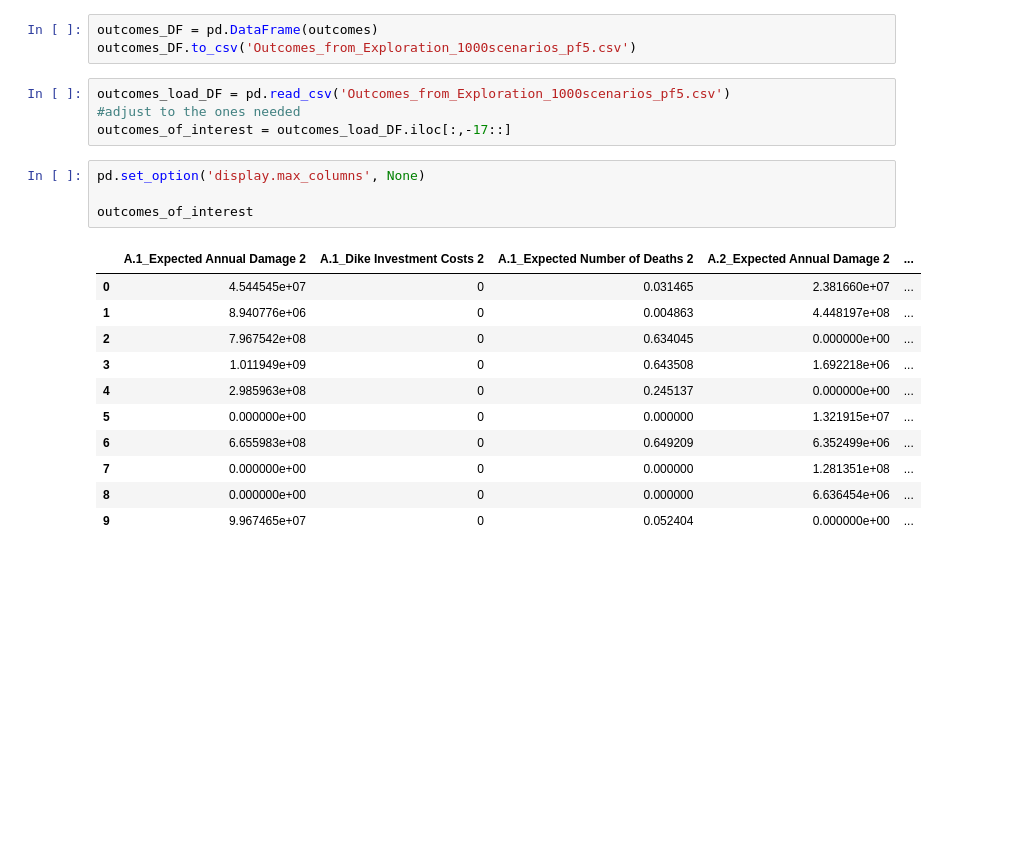
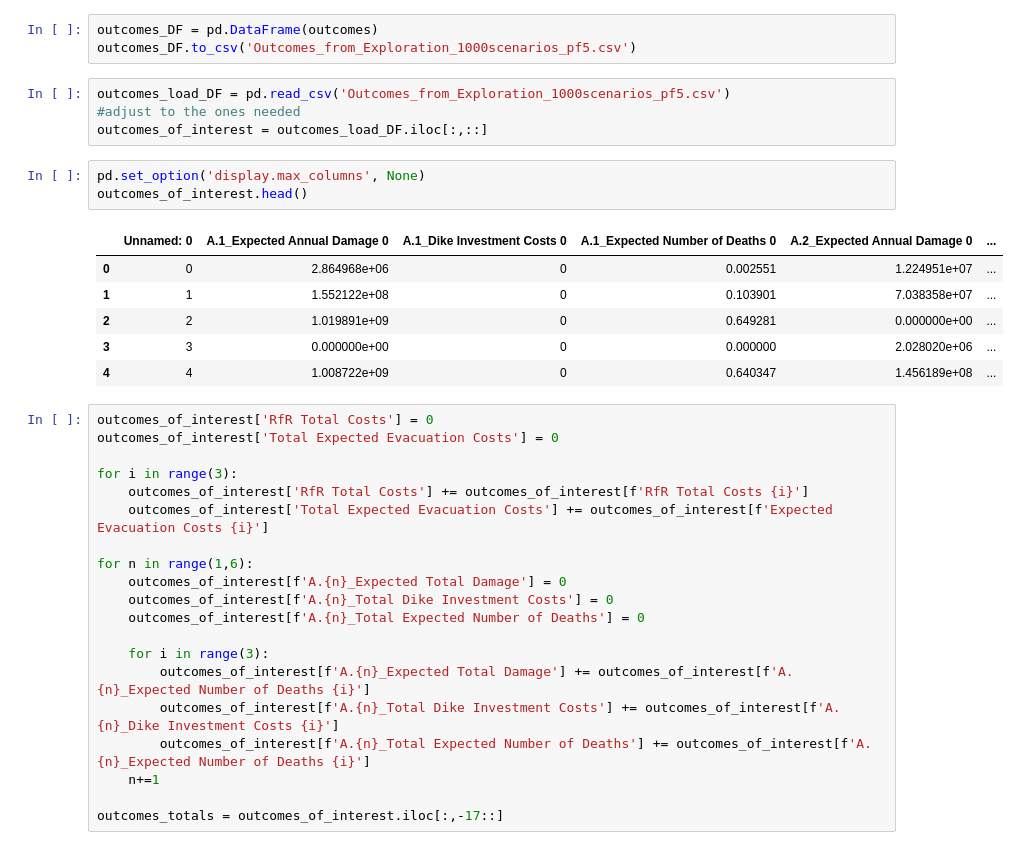
Before and after one commit to ArieTieszoon/ModelBasedDecisionMaking_G18, a Jupyter notebook: Give files/Week 1.ipynb, the cells around one changed output. Cells and saved outputs as stored; diff of their text form; blank space fills up the shorter version.

```diff
--- a/Give files/Week 1.ipynb
+++ b/Give files/Week 1.ipynb
@@ -108,20 +108,34 @@ outcomes_DF.to_csv('Outcomes_from_Exploration_1000scenarios_pf5.csv')
 # %%
 outcomes_load_DF = pd.read_csv('Outcomes_from_Exploration_1000scenarios_pf5.csv')
 #adjust to the ones needed
-outcomes_of_interest = outcomes_load_DF.iloc[:,-17::]
+outcomes_of_interest = outcomes_load_DF.iloc[:,::]
+# %%
+pd.set_option('display.max_columns', None)
+outcomes_of_interest.head()
+# %% [output]
+|  | Unnamed: 0 | A.1_Expected Annual Damage 0 | A.1_Dike Investment Costs 0 | A.1_Expected Number of Deaths 0 | A.2_Expected Annual Damage 0 | ... |
+| 0 | 0 | 2.864968e+06 | 0 | 0.002551 | 1.224951e+07 | ... |
+| 1 | 1 | 1.552122e+08 | 0 | 0.103901 | 7.038358e+07 | ... |
+| 2 | 2 | 1.019891e+09 | 0 | 0.649281 | 0.000000e+00 | ... |
+| 3 | 3 | 0.000000e+00 | 0 | 0.000000 | 2.028020e+06 | ... |
+| 4 | 4 | 1.008722e+09 | 0 | 0.640347 | 1.456189e+08 | ... |
 # %%
-pd.set_option('display.max_columns', None)
+outcomes_of_interest['RfR Total Costs'] = 0
+outcomes_of_interest['Total Expected Evacuation Costs'] = 0
 
-outcomes_of_interest
+for i in range(3):
+    outcomes_of_interest['RfR Total Costs'] += outcomes_of_interest[f'RfR Total Costs {i}']
+    outcomes_of_interest['Total Expected Evacuation Costs'] += outcomes_of_interest[f'Expected Evacuation Costs {i}']
+
+for n in range(1,6):
+    outcomes_of_interest[f'A.{n}_Expected Total Damage'] = 0
+    outcomes_of_interest[f'A.{n}_Total Dike Investment Costs'] = 0
+    outcomes_of_interest[f'A.{n}_Total Expected Number of Deaths'] = 0
+
+    for i in range(3):
+        outcomes_of_interest[f'A.{n}_Expected Total Damage'] += outcomes_of_interest[f'A.{n}_Expected Number of Deaths {i}']
+        outcomes_of_interest[f'A.{n}_Total Dike Investment Costs'] += outcomes_of_interest[f'A.{n}_Dike Investment Costs {i}']
+        outcomes_of_interest[f'A.{n}_Total Expected Number of Deaths'] += outcomes_of_interest[f'A.{n}_Expected Number of Deaths {i}']
+    n+=1
+
+outcomes_totals = outcomes_of_interest.iloc[:,-17::]
-# %% [output]
-|  | A.1_Expected Annual Damage 2 | A.1_Dike Investment Costs 2 | A.1_Expected Number of Deaths 2 | A.2_Expected Annual Damage 2 | ... |
-| 0 | 4.544545e+07 | 0 | 0.031465 | 2.381660e+07 | ... |
-| 1 | 8.940776e+06 | 0 | 0.004863 | 4.448197e+08 | ... |
-| 2 | 7.967542e+08 | 0 | 0.634045 | 0.000000e+00 | ... |
-| 3 | 1.011949e+09 | 0 | 0.643508 | 1.692218e+06 | ... |
-| 4 | 2.985963e+08 | 0 | 0.245137 | 0.000000e+00 | ... |
-| 5 | 0.000000e+00 | 0 | 0.000000 | 1.321915e+07 | ... |
-| 6 | 6.655983e+08 | 0 | 0.649209 | 6.352499e+06 | ... |
-| 7 | 0.000000e+00 | 0 | 0.000000 | 1.281351e+08 | ... |
-| 8 | 0.000000e+00 | 0 | 0.000000 | 6.636454e+06 | ... |
-| 9 | 9.967465e+07 | 0 | 0.052404 | 0.000000e+00 | ... |
```
Also changed, not shown: parts of 3 cells of this notebook, 1 other file.
